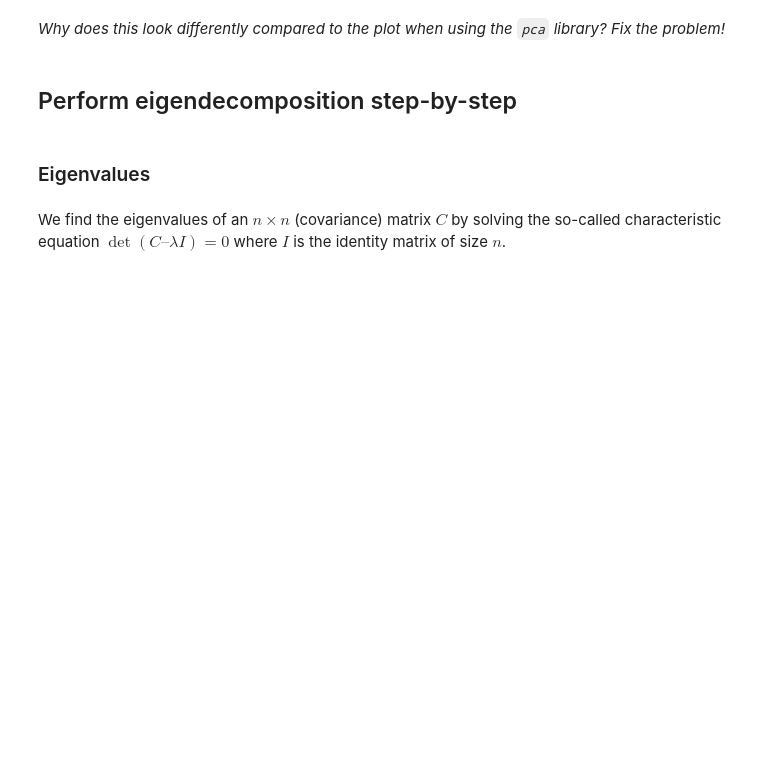
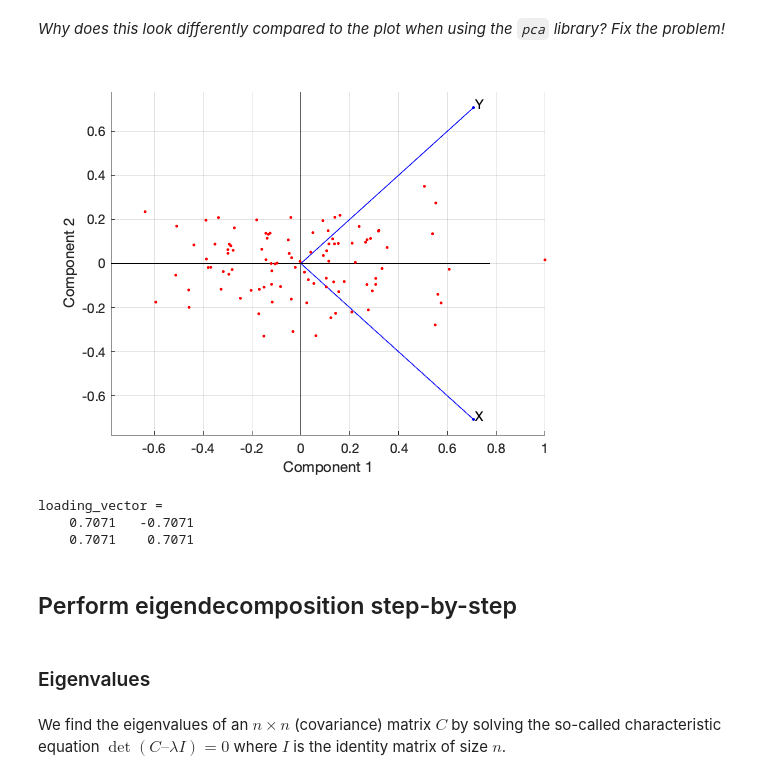
Before and after one commit to WelfLowe/Public-ML-Notebooks, a Jupyter notebook: PCA and eigendecomposition.ipynb, the cells around one changed output. Saved outputs shown, nothing was run; the diff lists cells and outputs as text; code cells hidden in the pictures; blank space fills up the shorter version.

```diff
--- a/PCA and eigendecomposition.ipynb
+++ b/PCA and eigendecomposition.ipynb
@@ -192,5 +197,16 @@ ans =
 # %% [markdown]
 *Why does this look differently compared to the plot when using the `pca` library? Fix the problem!*
+# %%
+[loading_vector,score,latent,tsquared,variablity_explained,mu] = pca(data);
+biplot(loading_vector,'scores',score,'varlabels',{'X','Y'});
+# %% [output]
+[figure, added]
+# %%
+loading_vector
+# %% [output]
+loading_vector =
+    0.7071   -0.7071
+    0.7071    0.7071
 # %% [markdown]
 ## Perform eigendecomposition step-by-step
 # %% [markdown]
```
Also changed, not shown: parts of 22 cells of this notebook, 4 other files.
